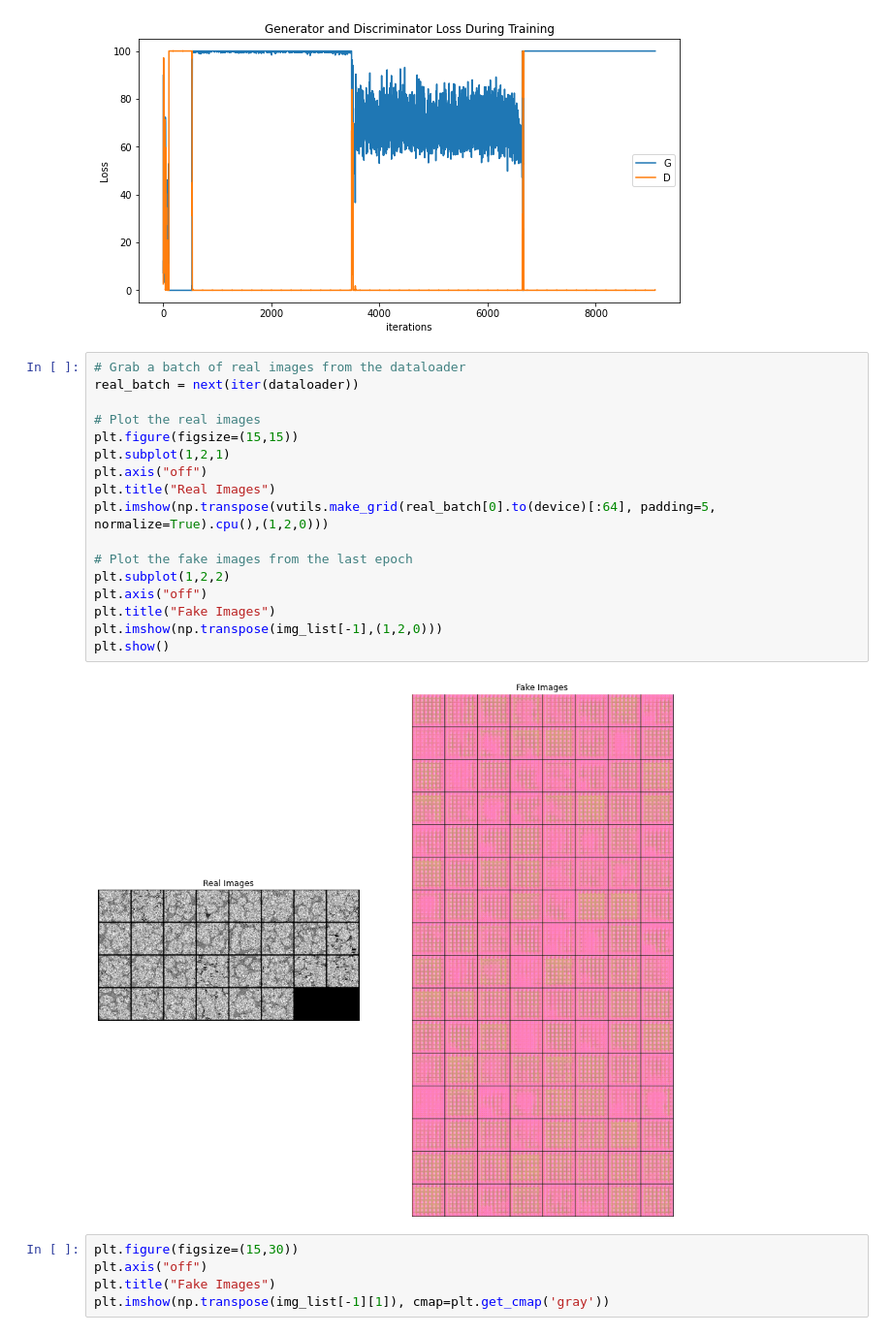
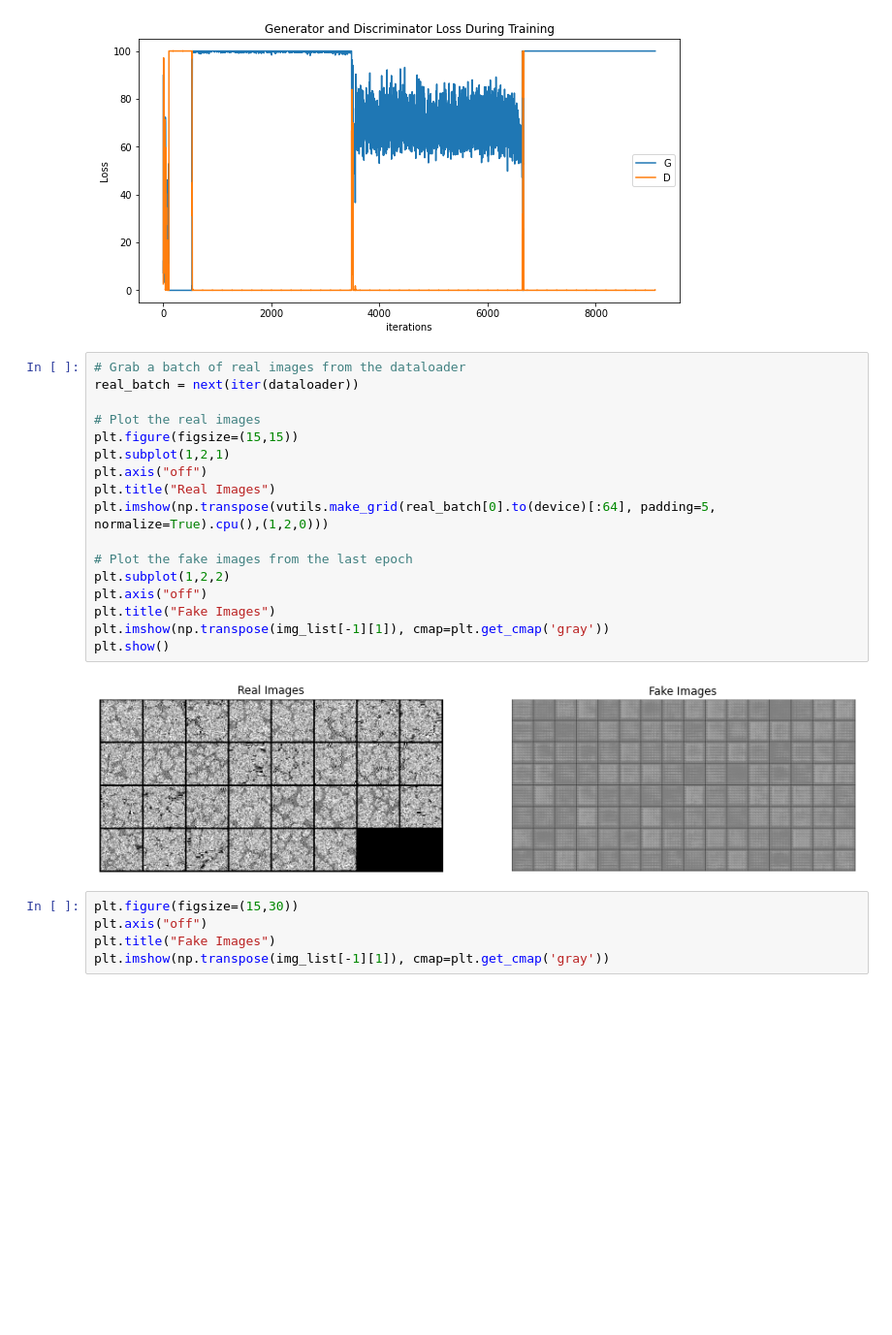
Before and after one commit to abhistar/DDP_GAN, a Jupyter notebook: GAN_style_transfer_DDP.ipynb, the cells around one changed output. Shown at 97% size. Cells and saved outputs as stored; diff of their text form; blank space fills up the shorter version.

```diff
--- a/GAN_style_transfer_DDP.ipynb
+++ b/GAN_style_transfer_DDP.ipynb
@@ -516,22 +516,22 @@ plt.show()
 # %%
 # Grab a batch of real images from the dataloader
 real_batch = next(iter(dataloader))
 
 # Plot the real images
 plt.figure(figsize=(15,15))
 plt.subplot(1,2,1)
 plt.axis("off")
 plt.title("Real Images")
 plt.imshow(np.transpose(vutils.make_grid(real_batch[0].to(device)[:64], padding=5, normalize=True).cpu(),(1,2,0)))
 
 # Plot the fake images from the last epoch
 plt.subplot(1,2,2)
 plt.axis("off")
 plt.title("Fake Images")
-plt.imshow(np.transpose(img_list[-1],(1,2,0)))
+plt.imshow(np.transpose(img_list[-1][1]), cmap=plt.get_cmap('gray'))
 plt.show()
 # %% [output]
-[figure, old version]
+[figure, new version]
 # %%
 plt.figure(figsize=(15,30))
 plt.axis("off")
```
